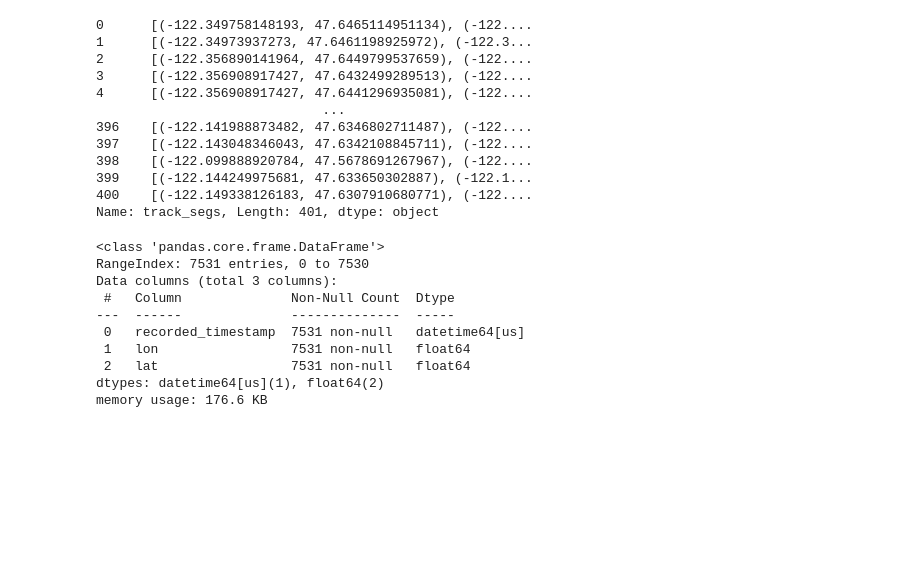
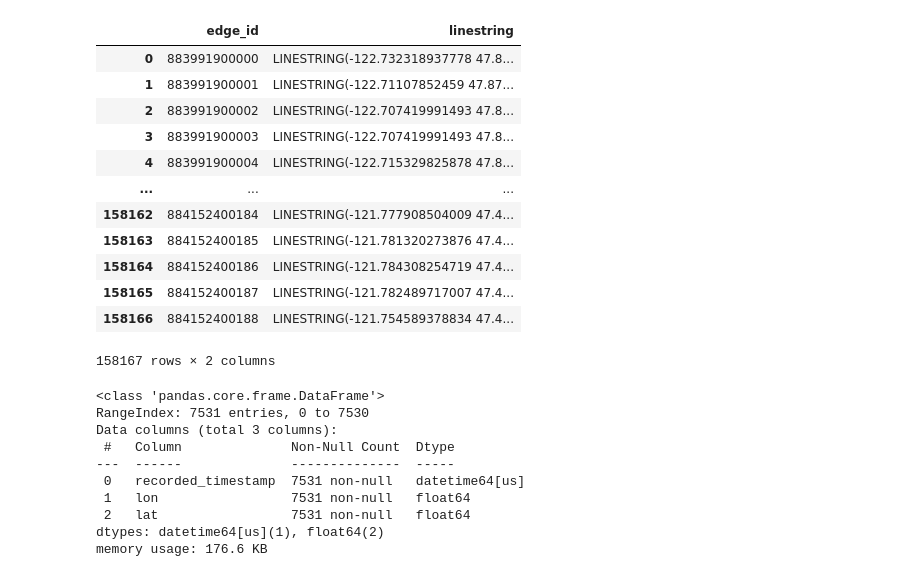
Before and after one commit to JoseEdSouza/map-matching, a Jupyter notebook: newson-krumm/eda.ipynb, the cells around one changed output. Saved outputs shown, nothing was run; the diff lists cells and outputs as text; code cells hidden in the pictures; blank space fills up the shorter version.

```diff
--- a/newson-krumm/eda.ipynb
+++ b/newson-krumm/eda.ipynb
@@ -29,25 +50,31 @@ ground_truth_df = duckdb.query(
+# %%
+route_network_df = duckdb.query(
+    f"""
+    SELECT edge_id, linestring
+    FROM '{newson_krumm_route_network_path}'
+    """
+).to_df()
+route_network_df
+# %% [output]
+|  | edge_id | linestring |
+| 0 | 883991900000 | LINESTRING(-122.732318937778 47.8... |
+| 1 | 883991900001 | LINESTRING(-122.71107852459 47.87... |
+| 2 | 883991900002 | LINESTRING(-122.707419991493 47.8... |
+| 3 | 883991900003 | LINESTRING(-122.707419991493 47.8... |
+| 4 | 883991900004 | LINESTRING(-122.715329825878 47.8... |
+| ... | ... | ... |
+| 158162 | 884152400184 | LINESTRING(-121.777908504009 47.4... |
+| 158163 | 884152400185 | LINESTRING(-121.781320273876 47.4... |
+| 158164 | 884152400186 | LINESTRING(-121.784308254719 47.4... |
+| 158165 | 884152400187 | LINESTRING(-121.782489717007 47.4... |
+| 158166 | 884152400188 | LINESTRING(-121.754589378834 47.4... |
+158167 rows × 2 columns
 # %%
-ground_truth_df["track_segs"] = ground_truth_df["linestring"].str.replace(
-    r"^LINESTRING\(|\)$", "", regex=True
-)
-ground_truth_df["track_segs"] = (
-    ground_truth_df["track_segs"].str.replace(",", ";").replace(r"\s+", " ", regex=True)
-)
-ground_truth_df["track_segs"] = ground_truth_df["track_segs"].str.split(";")
-ground_truth_df["track_segs"] = ground_truth_df["track_segs"].apply(
-    lambda x: [tuple(float(coord) for coord in point.split()) for point in x]
-)
-ground_truth_df["track_segs"]
+def parse_linestring(linestring_series: pd.Series) -> pd.Series:
+    track_segs = linestring_series.str.replace(r"^LINESTRING\(|\)$", "", regex=True)
+    track_segs = track_segs.str.replace(",", ";").replace(r"\s+", " ", regex=True)
+    track_segs = track_segs.str.split(";")
+    track_segs = track_segs.apply(
+        lambda x: [tuple((lat, lon)) for (lon, lat) in (point.split() for point in x)]
+    )
+    return track_segs
-# %% [output]
-0      [(-122.349758148193, 47.6465114951134), (-122....
-1      [(-122.34973937273, 47.6461198925972), (-122.3...
-2      [(-122.356890141964, 47.6449799537659), (-122....
-3      [(-122.356908917427, 47.6432499289513), (-122....
-4      [(-122.356908917427, 47.6441296935081), (-122....
-                             ...
-396    [(-122.141988873482, 47.6346802711487), (-122....
-397    [(-122.143048346043, 47.6342108845711), (-122....
-398    [(-122.099888920784, 47.5678691267967), (-122....
-399    [(-122.144249975681, 47.633650302887), (-122.1...
-400    [(-122.149338126183, 47.6307910680771), (-122....
-Name: track_segs, Length: 401, dtype: object
```
Also changed, not shown: parts of 20 cells of this notebook, 4 other files.
